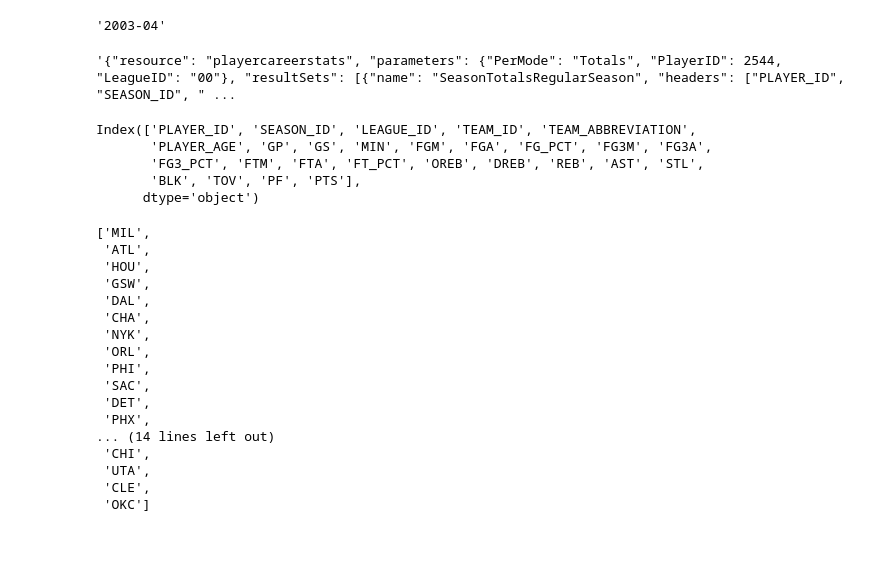
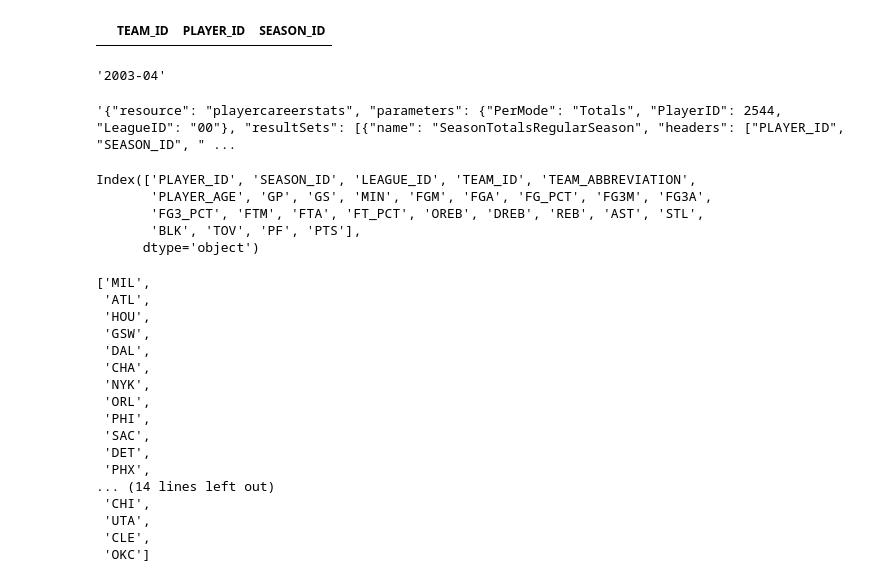
Before and after one commit to LuisHiram99/NBStats, a Jupyter notebook: Backend/src/Functions/Notebooks/FuncionesJugadores.ipynb, the cells around one changed output. Cells and saved outputs as stored; diff of their text form; code cells hidden in the pictures; blank space fills up the shorter version.

Commit message:
Added team roster per season using db info

```diff
--- a/Backend/src/Functions/Notebooks/FuncionesJugadores.ipynb
+++ b/Backend/src/Functions/Notebooks/FuncionesJugadores.ipynb
@@ -111,16 +111,25 @@ class player():
         roster_data.drop(columns=['TeamID', 'SEASON', 'LeagueID', 'EXP', 'AGE', 'NUM', 'HOW_ACQUIRED', 'PLAYER_SLUG', 'NICKNAME'], inplace=True, axis=1)
         roster_data.set_index('PLAYER_ID', drop=True, inplace=True)
         return roster_data
+
+    def get_player_teams(self, player_id:int) -> pd.DataFrame:
+        career = playercareerstats.PlayerCareerStats(player_id=player_id)
+        career_df = career.get_data_frames()[0]
+        teams_played_for = career_df[['TEAM_ID', 'PLAYER_ID', 'SEASON_ID']].drop_duplicates().reset_index(drop=True)
+        return teams_played_for
 # %%
 lebron_player = players.find_players_by_full_name('Deandre Ayton')[0]
 player_id = lebron_player['id']
 
+player().get_player_teams(player_id=1642365)
 #player().get_player_info(player_id=player_id)
 #player().get_alltime_player_stats(player_id=player_id)
 #player().get_current_season_stats(player_id=player_id)
 #player().plot_stat_over_career(player_id=player_id, stat='PTS')
 
 #player().get_team_roster_per_season(teamAbbreviation='SAS')
+# %% [output]
+|  | TEAM_ID | PLAYER_ID | SEASON_ID |
 # %%
 from nba_api.stats.endpoints import playercareerstats
 from nba_api.stats.static import players
```
Also changed, not shown: 7 other files.
